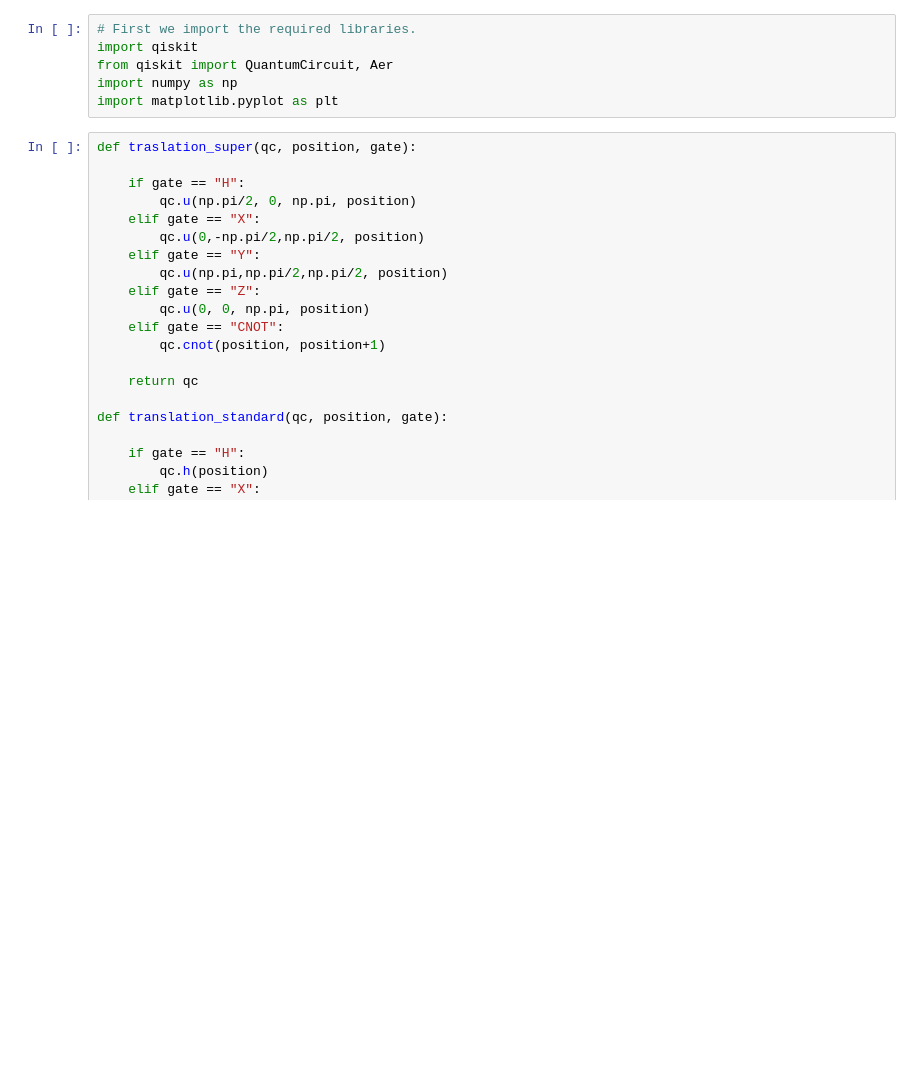
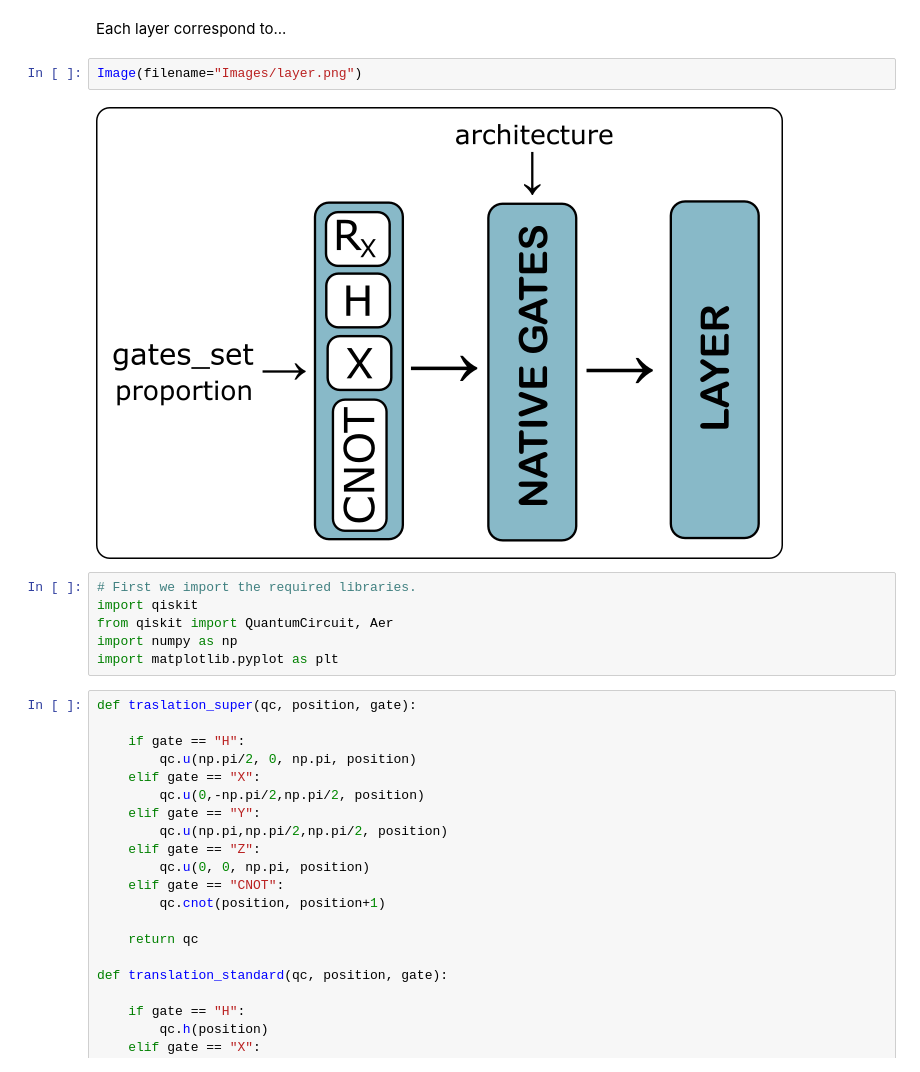
Before and after one commit to KevinJoven11/qosf_mentorship, a Jupyter notebook: QuGiHo_Document.ipynb, the cells around one changed output. Drawn from its saved outputs; the diff is of its cells as text; blank space fills up the shorter version.

```diff
--- a/QuGiHo_Document.ipynb
+++ b/QuGiHo_Document.ipynb
@@ -15,3 +17,9 @@ Image test:
+# %% [markdown]
+Each layer correspond to...
+# %%
+Image(filename="Images/layer.png")
+# %% [output]
+[figure, added]
 # %%
 # First we import the required libraries.
 import qiskit
```
Also changed, not shown: parts of 10 cells of this notebook.
